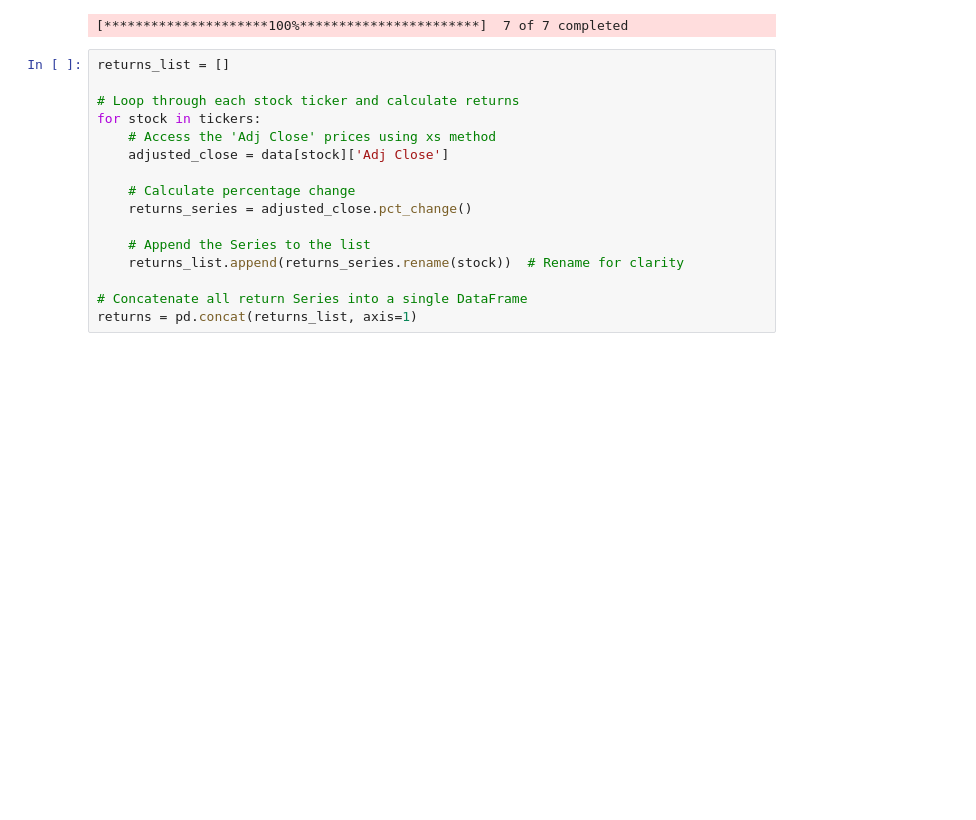
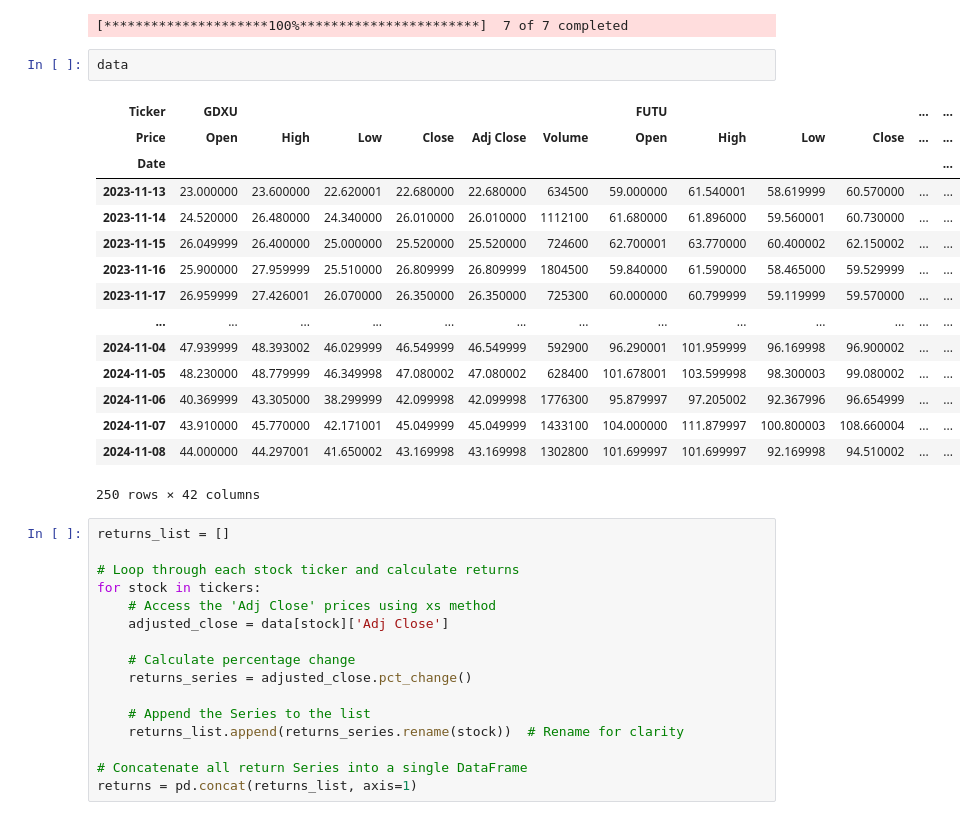
Before and after one commit to jasoncht1023/ddpg-portfolio-management, a Jupyter notebook: tensor.ipynb, the cells around one changed output. Cells and saved outputs as stored; diff of their text form; blank space fills up the shorter version.

```diff
--- a/tensor.ipynb
+++ b/tensor.ipynb
@@ -38,6 +38,24 @@ if len(tickers) == 1:
     data.columns = multi_index_columns
 # %% [output]
 [*********************100%***********************]  7 of 7 completed
+# %%
+data
+# %% [output]
+| Ticker | GDXU |  |  |  |  |  | FUTU |  |  |  | ... | ... |
+| Price | Open | High | Low | Close | Adj Close | Volume | Open | High | Low | Close | ... | ... |
+| Date |  |  |  |  |  |  |  |  |  |  |  | ... |
+| 2023-11-13 | 23.000000 | 23.600000 | 22.620001 | 22.680000 | 22.680000 | 634500 | 59.000000 | 61.540001 | 58.619999 | 60.570000 | ... | ... |
+| 2023-11-14 | 24.520000 | 26.480000 | 24.340000 | 26.010000 | 26.010000 | 1112100 | 61.680000 | 61.896000 | 59.560001 | 60.730000 | ... | ... |
+| 2023-11-15 | 26.049999 | 26.400000 | 25.000000 | 25.520000 | 25.520000 | 724600 | 62.700001 | 63.770000 | 60.400002 | 62.150002 | ... | ... |
+| 2023-11-16 | 25.900000 | 27.959999 | 25.510000 | 26.809999 | 26.809999 | 1804500 | 59.840000 | 61.590000 | 58.465000 | 59.529999 | ... | ... |
+| 2023-11-17 | 26.959999 | 27.426001 | 26.070000 | 26.350000 | 26.350000 | 725300 | 60.000000 | 60.799999 | 59.119999 | 59.570000 | ... | ... |
+| ... | ... | ... | ... | ... | ... | ... | ... | ... | ... | ... | ... | ... |
+| 2024-11-04 | 47.939999 | 48.393002 | 46.029999 | 46.549999 | 46.549999 | 592900 | 96.290001 | 101.959999 | 96.169998 | 96.900002 | ... | ... |
+| 2024-11-05 | 48.230000 | 48.779999 | 46.349998 | 47.080002 | 47.080002 | 628400 | 101.678001 | 103.599998 | 98.300003 | 99.080002 | ... | ... |
+| 2024-11-06 | 40.369999 | 43.305000 | 38.299999 | 42.099998 | 42.099998 | 1776300 | 95.879997 | 97.205002 | 92.367996 | 96.654999 | ... | ... |
+| 2024-11-07 | 43.910000 | 45.770000 | 42.171001 | 45.049999 | 45.049999 | 1433100 | 104.000000 | 111.879997 | 100.800003 | 108.660004 | ... | ... |
+| 2024-11-08 | 44.000000 | 44.297001 | 41.650002 | 43.169998 | 43.169998 | 1302800 | 101.699997 | 101.699997 | 92.169998 | 94.510002 | ... | ... |
+250 rows × 42 columns
 # %%
 returns_list = []
 
```
Also changed, not shown: parts of 10 cells of this notebook.
